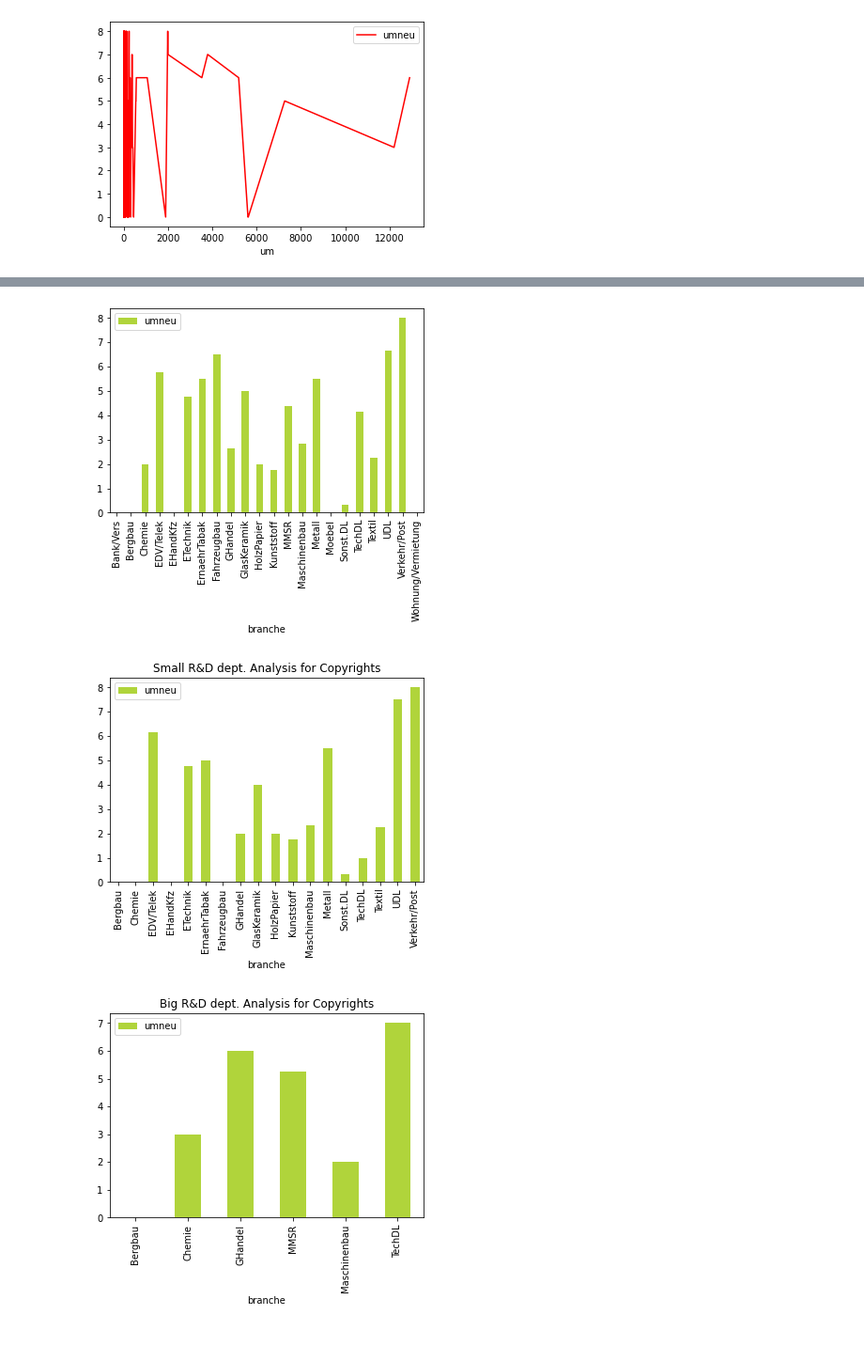
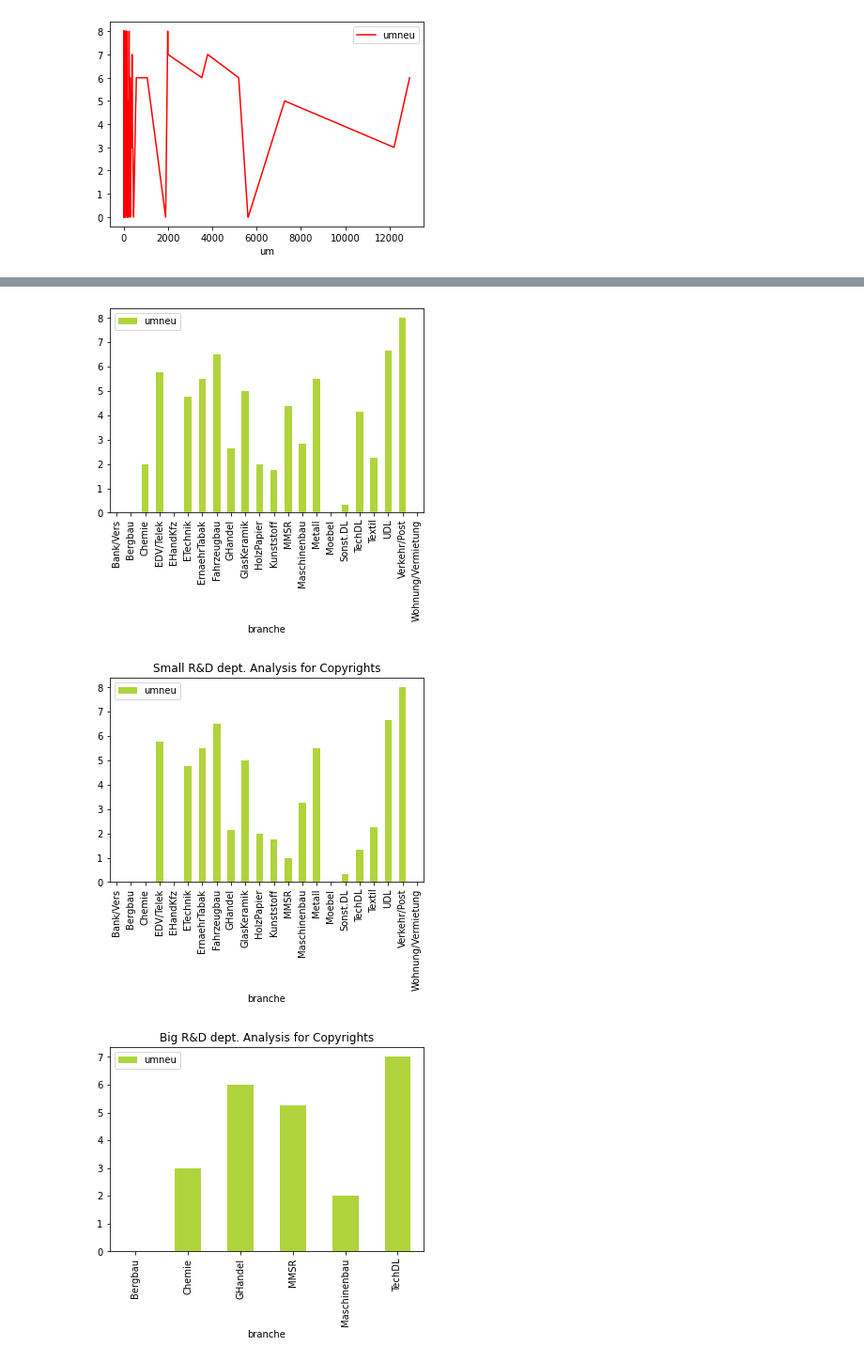
Before and after one commit to limarizon/Economics-and-Innovation-of-IP-Practica, a Jupyter notebook: script.ipynb, the cells around one changed output, grey strips where cells are left out. Shown at 94% size. Saved outputs shown, nothing was run; the diff lists cells and outputs as text; code cells hidden in the pictures.

```diff
--- a/script.ipynb
+++ b/script.ipynb
@@ -589,6 +628,13 @@ print('Median + Avg. of schutz3: ', stat.median(list),' , ', stat.mean(list))
 
 #Now take the people working in RND into consideration
 #dfCommonPat = dfCommonProt['fuebab'].fillna(0, inplace=True)
+
+#neem log van fuebab
+dfCommonBrands['fuebab'].fillna(0, inplace=True)
+#+1 omdat log(0) = -inf
+dfCommonBrands['fuebab'] = dfCommonBrands['fuebab']+1
+dfCommonBrands['logFuebab'] = np.log(dfCommonBrands['fuebab'])
+
 print(dfCommonBrands)
 
 dfCommonBrandsBig = dfCommonBrands.loc[dfCommonBrands['fuebab']>30]
@@ -609,7 +655,7 @@ plt.show()
 #Check for lin relation between revenue due to inno witrh RND personel
 dfCommonBrands['fuebab'].fillna(0, inplace=True)
 dfCommonBrands['umneu'].fillna(0, inplace=True)
-X = dfCommonBrands[['fuebab']] #fuebab is een controle var nu.
+X = dfCommonBrands[['logFuebab','fuebab']] #fuebab is een controle var nu.
 X = sm.add_constant(X)
 Y = dfCommonBrands['umneu']
 model = sm.OLS(Y, X).fit()
@@ -618,7 +664,7 @@ pred = model.predict(X)
 print_model = model.summary()
 print(print_model)
 
-#Plot the lin regression+
+#Plot the lin regression
 x = dfCommonBrands['fuebab']
 y = dfCommonBrands['umneu']
 coef = np.polyfit(x, y, 1)
@@ -627,6 +673,17 @@ pl.plot(x, y, 'yo', x, polynomialFn(x), '--k')
 pl.xlabel('fuebab')
 pl.ylabel('umneu')
 plt.title('Brands: People in RND vs Revenue due to innovation')
+plt.show()
+
+#Plot the lin regression wit log fuebab
+x = dfCommonBrands['logFuebab']
+y = dfCommonBrands['umneu']
+coef = np.polyfit(x, y, 1)
+polynomialFn = np.poly1d(coef)
+pl.plot(x, y, 'yo', x, polynomialFn(x), '--k')
+pl.xlabel('logFuebab')
+pl.ylabel('umneu')
+plt.title('Brands: LOG People in RND vs Revenue due to innovation')
 plt.show()
 
 #Plot the lin regression for companies with under 100 working in RND
@@ -693,10 +751,18 @@ print('Median + Avg. of schutz4: ', stat.median(list),' , ', stat.mean(list))
 
 #Now take the people working in RND into consideration
 #dfCommonPat = dfCommonProt['fuebab'].fillna(0, inplace=True)
+
+#neem log van fuebab
+dfCommonCopyR['fuebab'].fillna(0, inplace=True)
+#+1 omdat log(0) = -inf
+dfCommonCopyR['fuebab'] = dfCommonCopyR['fuebab']+1
+dfCommonCopyR['logFuebab'] = np.log(dfCommonCopyR['fuebab'])
+
 print(dfCommonCopyR)
 
 dfCommonCopyRBig = dfCommonCopyR.loc[dfCommonCopyR['fuebab']>30]
 dfCommonCopyRSmall = dfCommonCopyR.loc[dfCommonCopyR['fuebab']<30]
+
 
 #small RND dept
 patentAnalysisSmallBus = dfCommonCopyRSmall.groupby('branche', as_index=False)['umneu'].mean()
@@ -711,9 +777,8 @@ plt.title("Big R&D dept. Analysis for Copyrights")
 plt.show()
 
 #Check for lin relation between revenue due to inno witrh RND personel
-dfCommonCopyR['fuebab'].fillna(0, inplace=True)
 dfCommonCopyR['umneu'].fillna(0, inplace=True)
-X = dfCommonCopyR[['fuebab']] #fuebab is een controle var nu.
+X = dfCommonCopyR[['logFuebab','fuebab']] #fuebab is een controle var nu.
 X = sm.add_constant(X)
 Y = dfCommonCopyR['umneu']
 model = sm.OLS(Y, X).fit()
@@ -733,6 +798,17 @@ pl.ylabel('umneu')
 plt.title('Copyrights: People in RND vs Revenue due to innovation')
 plt.show()
 
+#Plot the lin regression log fuebab
+x = dfCommonCopyR['logFuebab']
+y = dfCommonCopyR['umneu']
+coef = np.polyfit(x, y, 1)
+polynomialFn = np.poly1d(coef)
+pl.plot(x, y, 'yo', x, polynomialFn(x), '--k')
+pl.xlabel('logFuebab')
+pl.ylabel('umneu')
+plt.title('Copyrights: LOG People in RND vs Revenue due to innovation')
+plt.show()
+
 #Plot the lin regression for companies with under 100 working in RND
 dfCommonCopyR = dfCommonCopyR.loc[dfCommonCopyR['fuebab']<=100]
 x = dfCommonCopyR['fuebab']
@@ -761,8 +837,8 @@ plt.show()
 ==============================================================================
 
 Warnings:
 [1] Standard Errors assume that the covariance matrix of the errors is correctly specified.
 [figure]
-[figure, old version]
+[figure, new version]
 [figure]
 [figure]
```
Also changed, not shown: parts of 9 cells of this notebook.
